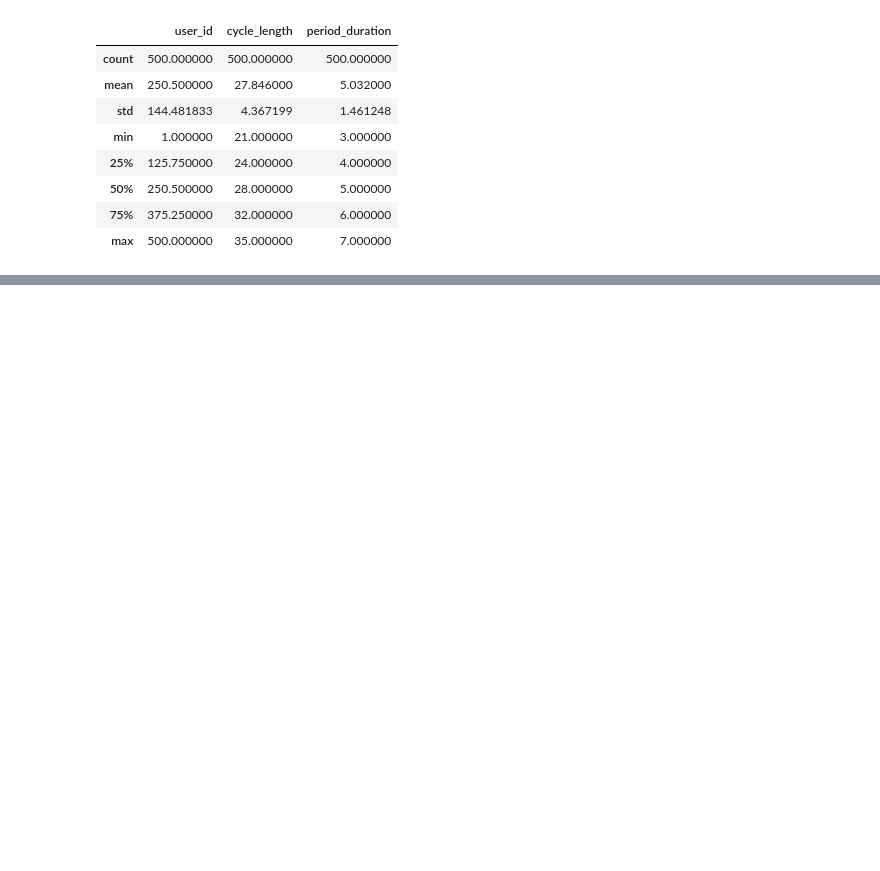
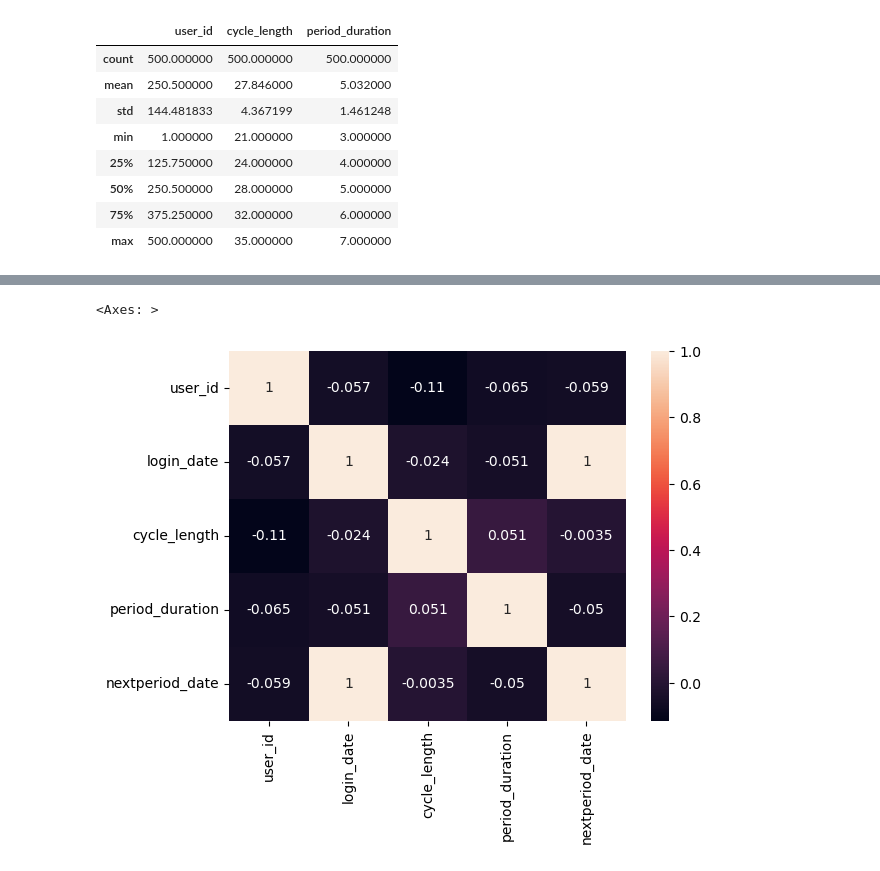
Before and after one commit to AkotoChristine/linear_regression_model, a Jupyter notebook: summative/linear_regression/multivariate.ipynb, the cells around one changed output, grey strips where cells are left out. Drawn from its saved outputs; the diff is of its cells as text; code cells hidden in the pictures; blank space fills up the shorter version.

```diff
--- a/summative/linear_regression/multivariate.ipynb
+++ b/summative/linear_regression/multivariate.ipynb
@@ -101,0 +118,5 @@ dtype: int64
+# %%
+data['login_date']  = pd.to_datetime(data['login_date'])
+data['nextperiod_date'] = pd.to_datetime(data['nextperiod_date'])
+
+data['login_date'].dtypes
@@ -101,0 +127,5 @@ dtype: int64
+# %%
+data = data.drop(columns='symptoms')
+# %%
+corrh = data.corr()
+print(data)
@@ -101,0 +147,5 @@ dtype: int64
+# %%
+sns.heatmap(corrh, annot =True)
+# %% [output]
+<Axes: >
+[figure, added]
```
Also changed, not shown: parts of 11 cells of this notebook, 1 other file.
